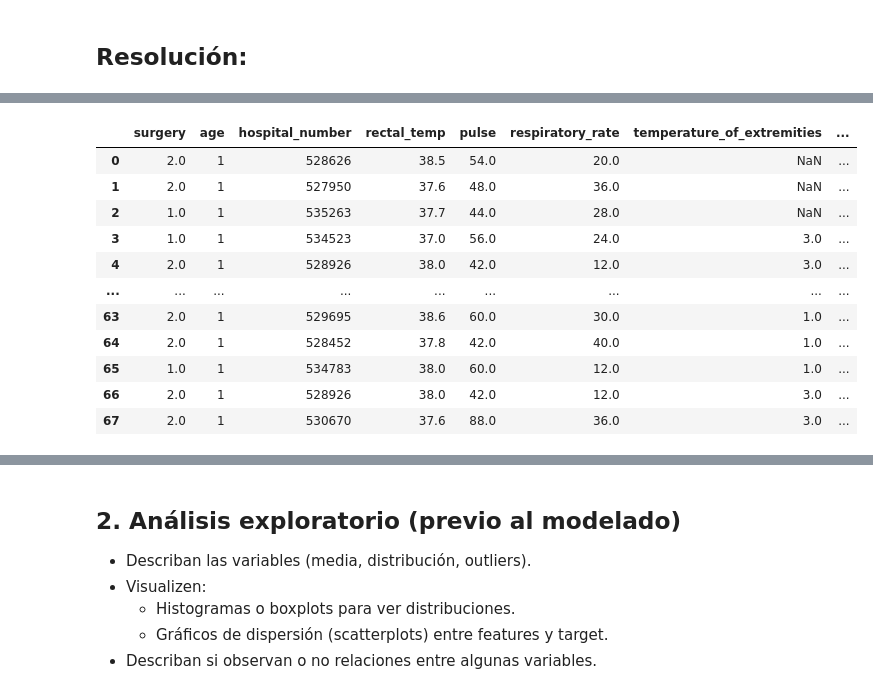
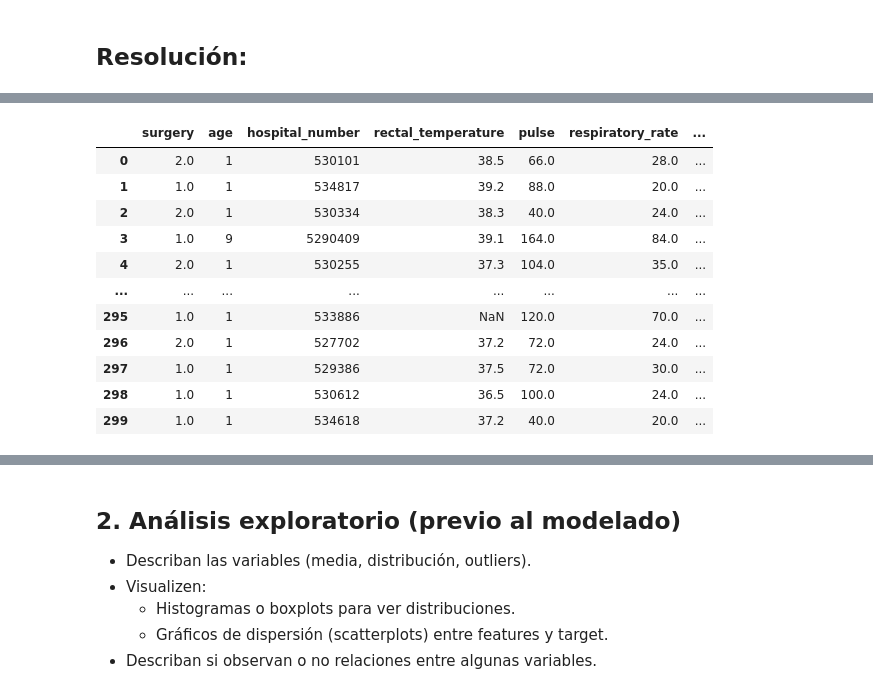
Before and after one commit to IgnacioAntonio82/APRENDIZAJE-AUTOM-TICO-1, a Jupyter notebook: TP3_AA1_clasificación_Aguilar_Ignacio/TP3_AA1_clasificación_Aguilar_Ignacio.ipynb, the cells around one changed output, grey strips where cells are left out. Cells and saved outputs as stored; diff of their text form; code cells hidden in the pictures.

```diff
--- a/TP3_AA1_clasificación_Aguilar_Ignacio/TP3_AA1_clasificación_Aguilar_Ignacio.ipynb
+++ b/TP3_AA1_clasificación_Aguilar_Ignacio/TP3_AA1_clasificación_Aguilar_Ignacio.ipynb
@@ -80,24 +94,59 @@ sns.set(style="whitegrid", palette="muted", color_codes=True)
 
 url_columnName = "https://raw.githubusercontent.com/IgnacioAntonio82/APRENDIZAJE-AUTOM-TICO-1/main/TP3_AA1_clasificación_Aguilar_Ignacio/horse-colic.names"
 column_names = [
-     'surgery', 'age', 'hospital_number', 'rectal_temp', 'pulse', 'respiratory_rate',
-     'temperature_of_extremities', 'peripheral_pulse', 'mucous_membranes', 'capillary_refill_time',
-     'pain', 'peristalsis', 'abdominal_distension', 'nasogastric_tube', 'nasogastric_reflux',
-     'nasogastric_reflux_ph', 'rectal_examination_feces', 'abdomen', 'packed_cell_volume',
-     'total_protein', 'abdominal_protein', 'outcome', 'surgical_lesion', 'lesion_1', 'lesion_2',
-     'lesion_3', 'lesion_4', 'lesion_5', 'lesion_6', 'lesion_7', 'lesion_8', 'cp_data'
- ]
-
-# Ajusta la ruta al archivo que tengas
-url_train="https://raw.githubusercontent.com/IgnacioAntonio82/APRENDIZAJE-AUTOM-TICO-1/main/TP3_AA1_clasificaci%C3%B3n_Aguilar_Ignacio/horse-colic.data"
-train_data = pd.read_csv(url_train,  header=None, names=column_names, delim_whitespace=True, na_values='?')
+    'surgery',
+    'age',
+    'hospital_number',
+    'rectal_temperature',
+    'pulse',
+    'respiratory_rate',
+    'temperature_of_extremities',
+    'peripheral_pulse',
+    'mucous_membranes',
+    'capillary_refill_time',
+    'pain',
+    'peristalsis',
+    'abdominal_distension',
+    'nasogastric_tube',
+    'nasogastric_reflux',
+    'nasogastric_reflux_ph',
+    'rectal_examination_feces',
+    'abdomen',
+    'packed_cell_volume',
+    'total_protein',
+    'abdominocentesis_appearance',
+    'abdominocentesis_total_protein',
+    'outcome',
+    'surgical_lesion',
+    'lesion_site',
+    'lesion_type',
+    'lesion_subtype',
+    'cp_data'
+]
 
 
+url_train="https://raw.githubusercontent.com/IgnacioAntonio82/APRENDIZAJE-AUTOM-TICO-1/main/TP3_AA1_clasificaci%C3%B3n_Aguilar_Ignacio/horse-colic.data"
+url_test="https://raw.githubusercontent.com/IgnacioAntonio82/APRENDIZAJE-AUTOM-TICO-1/main/TP3_AA1_clasificaci%C3%B3n_Aguilar_Ignacio/horse-colic.test"
 
-url_test="https://raw.githubusercontent.com/IgnacioAntonio82/APRENDIZAJE-AUTOM-TICO-1/main/TP3_AA1_clasificaci%C3%B3n_Aguilar_Ignacio/horse-colic.test"
-test_data = pd.read_csv(url_test,  header=None, names=column_names, delim_whitespace=True, na_values='?')
+train_data = pd.read_csv(
+    url_train,
+    header=None,
+    names=column_names,
+    sep=r"\s+",
+    na_values='?'
+)
+
+test_data = pd.read_csv(
+    url_test,
+    header=None,
+    names=column_names,
+    sep=r"\s+",
+    na_values='?'
+)
 
 # muestro el dataset entrenamiento u testeo
-train_data
-test_data
+print("Entrenamiento")
+display(train_data)
+print("Prueba")
+display(test_data)
 # %% [output]
@@ -104,12 +154,12 @@ test_data
-|  | surgery | age | hospital_number | rectal_temp | pulse | respiratory_rate | temperature_of_extremities | ... |
-| 0 | 2.0 | 1 | 528626 | 38.5 | 54.0 | 20.0 | NaN | ... |
-| 1 | 2.0 | 1 | 527950 | 37.6 | 48.0 | 36.0 | NaN | ... |
-| 2 | 1.0 | 1 | 535263 | 37.7 | 44.0 | 28.0 | NaN | ... |
-| 3 | 1.0 | 1 | 534523 | 37.0 | 56.0 | 24.0 | 3.0 | ... |
-| 4 | 2.0 | 1 | 528926 | 38.0 | 42.0 | 12.0 | 3.0 | ... |
-| ... | ... | ... | ... | ... | ... | ... | ... | ... |
-| 63 | 2.0 | 1 | 529695 | 38.6 | 60.0 | 30.0 | 1.0 | ... |
-| 64 | 2.0 | 1 | 528452 | 37.8 | 42.0 | 40.0 | 1.0 | ... |
-| 65 | 1.0 | 1 | 534783 | 38.0 | 60.0 | 12.0 | 1.0 | ... |
-| 66 | 2.0 | 1 | 528926 | 38.0 | 42.0 | 12.0 | 3.0 | ... |
-| 67 | 2.0 | 1 | 530670 | 37.6 | 88.0 | 36.0 | 3.0 | ... |
+|  | surgery | age | hospital_number | rectal_temperature | pulse | respiratory_rate | ... |
+| 0 | 2.0 | 1 | 530101 | 38.5 | 66.0 | 28.0 | ... |
+| 1 | 1.0 | 1 | 534817 | 39.2 | 88.0 | 20.0 | ... |
+| 2 | 2.0 | 1 | 530334 | 38.3 | 40.0 | 24.0 | ... |
+| 3 | 1.0 | 9 | 5290409 | 39.1 | 164.0 | 84.0 | ... |
+| 4 | 2.0 | 1 | 530255 | 37.3 | 104.0 | 35.0 | ... |
+| ... | ... | ... | ... | ... | ... | ... | ... |
+| 295 | 1.0 | 1 | 533886 | NaN | 120.0 | 70.0 | ... |
+| 296 | 2.0 | 1 | 527702 | 37.2 | 72.0 | 24.0 | ... |
+| 297 | 1.0 | 1 | 529386 | 37.5 | 72.0 | 30.0 | ... |
+| 298 | 1.0 | 1 | 530612 | 36.5 | 100.0 | 24.0 | ... |
+| 299 | 1.0 | 1 | 534618 | 37.2 | 40.0 | 20.0 | ... |
```
Also changed, not shown: parts of 63 cells of this notebook.
